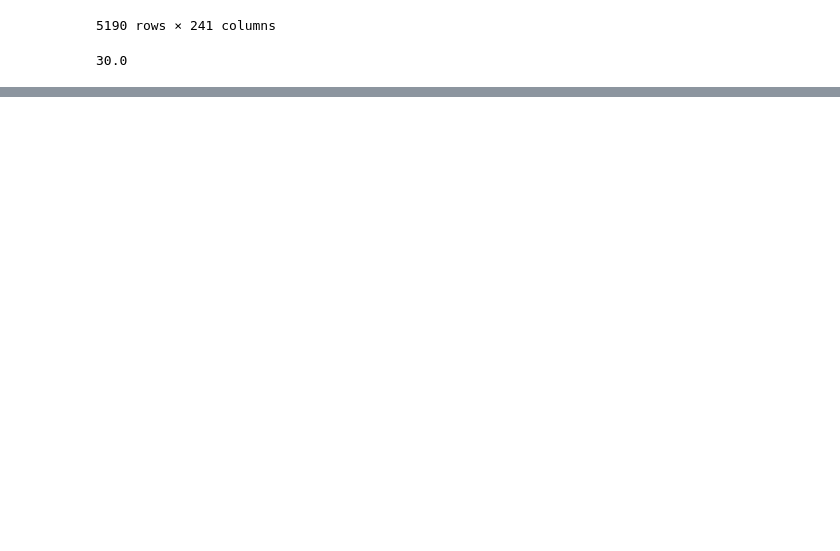
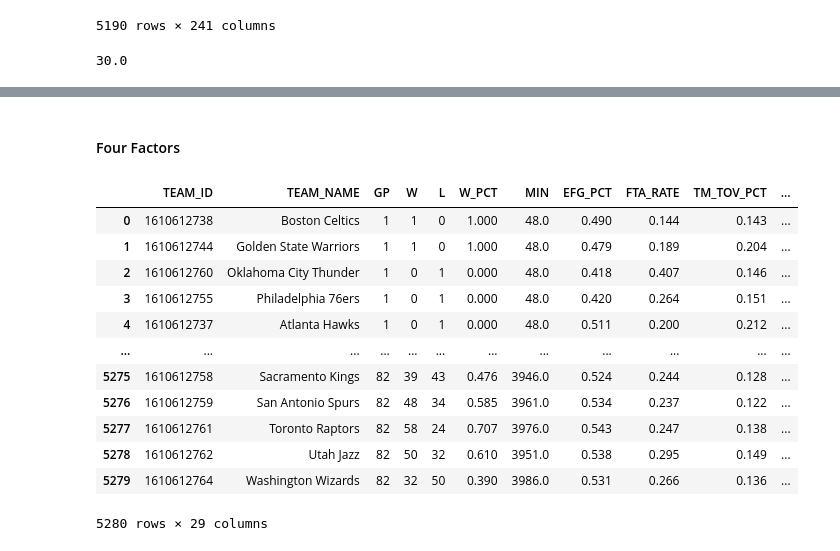
Before and after one commit to bluefish0125/Sports-Prediction, a Jupyter notebook: nba_api/pipeline.ipynb, the cells around one changed output, grey strips where cells are left out. Drawn from its saved outputs; the diff is of its cells as text; code cells hidden in the pictures; blank space fills up the shorter version.

Commit message:
Seasonal Data Successfully Extracted
Extracted all cumulative season stats for each team for each available game date

```diff
--- a/nba_api/pipeline.ipynb
+++ b/nba_api/pipeline.ipynb
@@ -462,0 +580,18 @@ Name: Date, Length: 5190, dtype: object
+# %% [markdown]
+#### Four Factors
+# %%
+four_factors_lst[0]
+# %% [output]
+|  | TEAM_ID | TEAM_NAME | GP | W | L | W_PCT | MIN | EFG_PCT | FTA_RATE | TM_TOV_PCT | ... |
+| 0 | 1610612738 | Boston Celtics | 1 | 1 | 0 | 1.000 | 48.0 | 0.490 | 0.144 | 0.143 | ... |
+| 1 | 1610612744 | Golden State Warriors | 1 | 1 | 0 | 1.000 | 48.0 | 0.479 | 0.189 | 0.204 | ... |
+| 2 | 1610612760 | Oklahoma City Thunder | 1 | 0 | 1 | 0.000 | 48.0 | 0.418 | 0.407 | 0.146 | ... |
+| 3 | 1610612755 | Philadelphia 76ers | 1 | 0 | 1 | 0.000 | 48.0 | 0.420 | 0.264 | 0.151 | ... |
+| 4 | 1610612737 | Atlanta Hawks | 1 | 0 | 1 | 0.000 | 48.0 | 0.511 | 0.200 | 0.212 | ... |
+| ... | ... | ... | ... | ... | ... | ... | ... | ... | ... | ... | ... |
+| 5275 | 1610612758 | Sacramento Kings | 82 | 39 | 43 | 0.476 | 3946.0 | 0.524 | 0.244 | 0.128 | ... |
+| 5276 | 1610612759 | San Antonio Spurs | 82 | 48 | 34 | 0.585 | 3961.0 | 0.534 | 0.237 | 0.122 | ... |
+| 5277 | 1610612761 | Toronto Raptors | 82 | 58 | 24 | 0.707 | 3976.0 | 0.543 | 0.247 | 0.138 | ... |
+| 5278 | 1610612762 | Utah Jazz | 82 | 50 | 32 | 0.610 | 3951.0 | 0.538 | 0.295 | 0.149 | ... |
+| 5279 | 1610612764 | Washington Wizards | 82 | 32 | 50 | 0.390 | 3986.0 | 0.531 | 0.266 | 0.136 | ... |
+5280 rows × 29 columns
```
Also changed, not shown: parts of 34 cells of this notebook, 33 other files.
